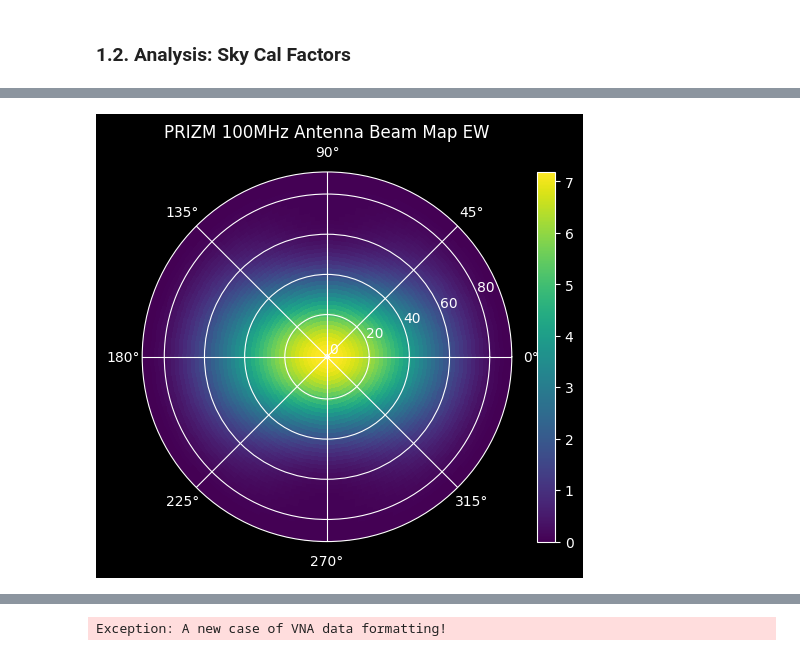
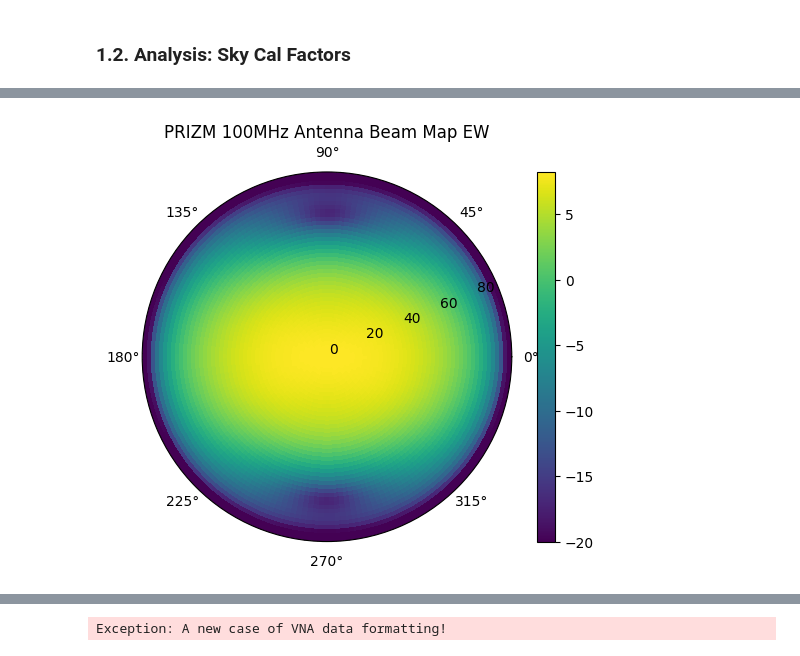
Before and after one commit to PRIZM-Experiment/prizm-calibration, a Jupyter notebook: LaurieExploration.ipynb, the cells around one changed output, grey strips where cells are left out. Cells and saved outputs as stored; diff of their text form; code cells hidden in the pictures.

```diff
--- a/LaurieExploration.ipynb
+++ b/LaurieExploration.ipynb
@@ -284,14 +337,15 @@ dict_keys(['theta', 'phi', 20.0, 22.0, 24.0, 26.0, 28.0, 30.0, 32.0, 34.0, 36.0,
 # %%
-plt.style.use('dark_background') # 'default' for regular style
+plt.style.use('default') # 'default' for regular style
 # print(plt.style.available)
 fig = plt.figure()
 ax = fig.add_subplot(projection='polar')
-bm = ax.pcolormesh(g.beam_dict['phi'],g.beam_dict['theta']*180/np.pi,10**(g.beam_dict[40].T/10))
+# 10**(g.beam_dict[40].T/10)
+bm = ax.pcolormesh(g.beam_dict['phi'],g.beam_dict['theta']*180/np.pi,g.beam_dict[100].T,shading='auto',vmin=-20)
 fig.colorbar(bm,ax=ax)
 plt.title('PRIZM 100MHz Antenna Beam Map EW')
 plt.show()
 # %% [output]
-[figure, old version]
+[figure, new version]
 # %%
 print(Tgsm[0].shape)
 print((202-30)/2) # corresponds to number of frequency bins, 30-200 MHz in 2MHz bins
```
Also changed, not shown: parts of 20 cells of this notebook, 6 other files.
